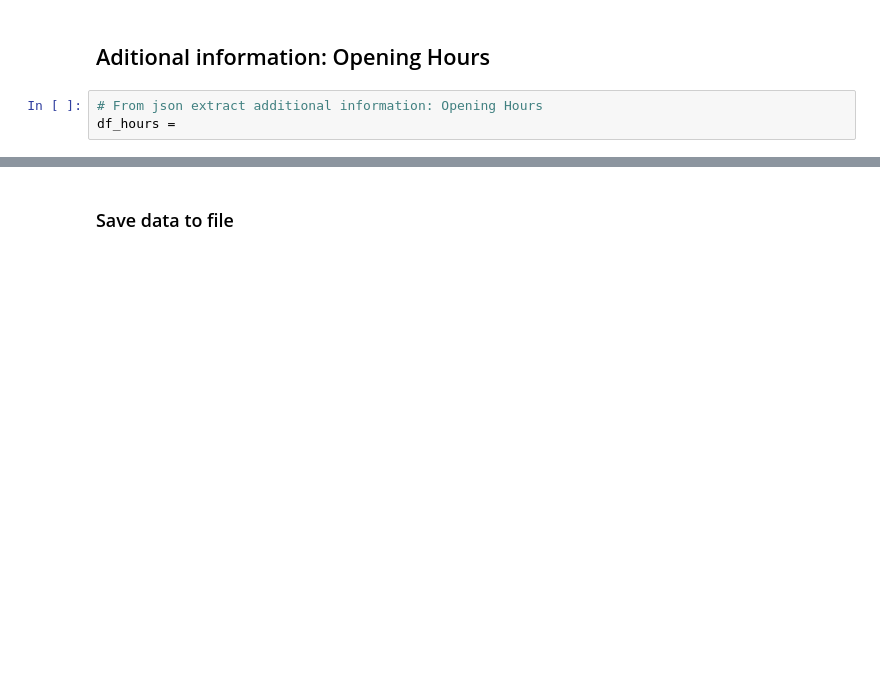
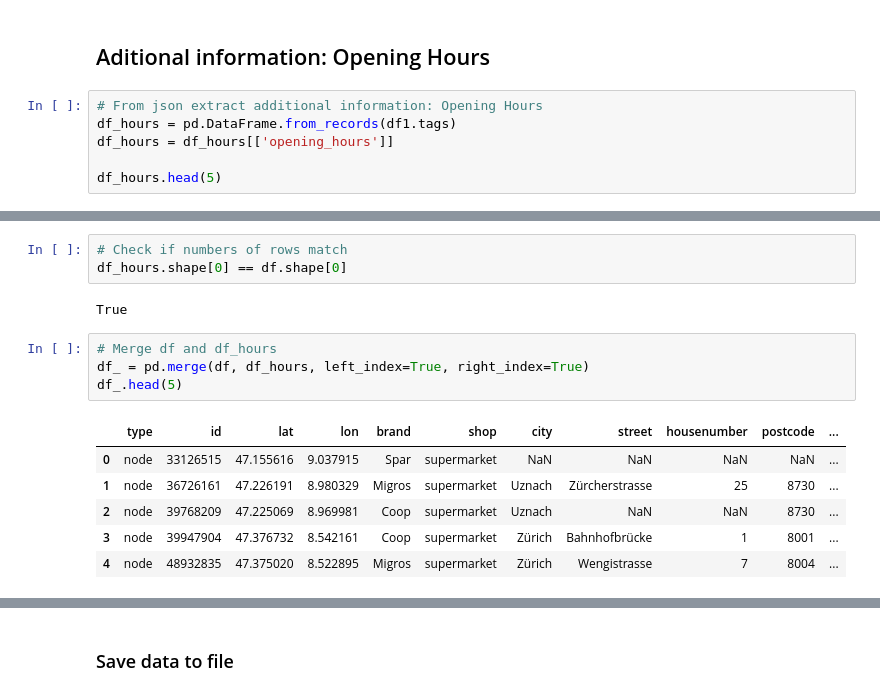
Before and after one commit to joa-b24/data_analytics, a Jupyter notebook: Week_02/supermarkets_data_preparation.ipynb, the cells around one changed output, grey strips where cells are left out. Cells and saved outputs as stored; diff of their text form; blank space fills up the shorter version.

```diff
--- a/Week_02/supermarkets_data_preparation.ipynb
+++ b/Week_02/supermarkets_data_preparation.ipynb
@@ -223,4 +223,7 @@ Number of supermarkets found: 1148
 ## Aditional information: Opening Hours
 # %%
 # From json extract additional information: Opening Hours
-df_hours =
+df_hours = pd.DataFrame.from_records(df1.tags)
+df_hours = df_hours[['opening_hours']]
+
+df_hours.head(5)
@@ -226,0 +238,16 @@ df_hours =
+# %%
+# Check if numbers of rows match
+df_hours.shape[0] == df.shape[0]
+# %% [output]
+True
+# %%
+# Merge df and df_hours
+df_ = pd.merge(df, df_hours, left_index=True, right_index=True)
+df_.head(5)
+# %% [output]
+|  | type | id | lat | lon | brand | shop | city | street | housenumber | postcode | ... |
+| 0 | node | 33126515 | 47.155616 | 9.037915 | Spar | supermarket | NaN | NaN | NaN | NaN | ... |
+| 1 | node | 36726161 | 47.226191 | 8.980329 | Migros | supermarket | Uznach | Zürcherstrasse | 25 | 8730 | ... |
+| 2 | node | 39768209 | 47.225069 | 8.969981 | Coop | supermarket | Uznach | NaN | NaN | 8730 | ... |
+| 3 | node | 39947904 | 47.376732 | 8.542161 | Coop | supermarket | Zürich | Bahnhofbrücke | 1 | 8001 | ... |
+| 4 | node | 48932835 | 47.375020 | 8.522895 | Migros | supermarket | Zürich | Wengistrasse | 7 | 8004 | ... |
```
Also changed, not shown: parts of 4 cells of this notebook, 3 other files.
